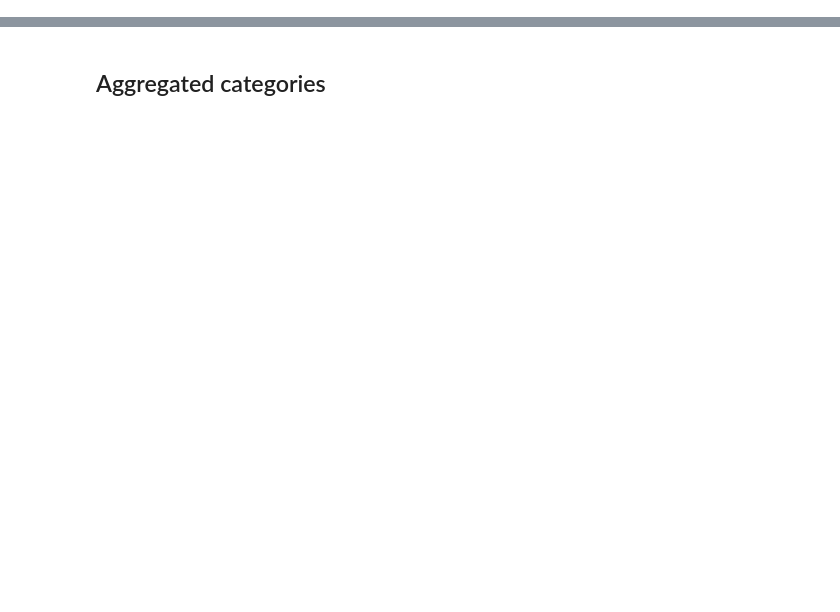
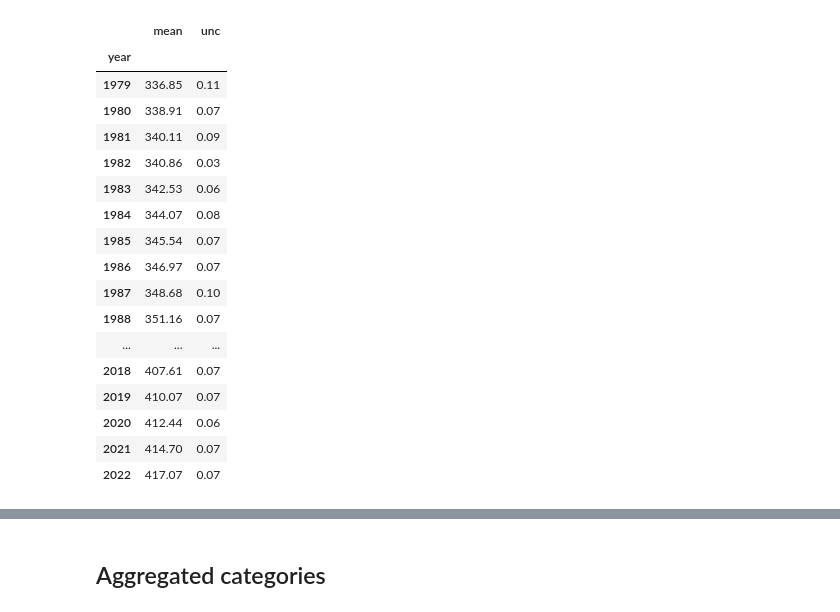
Before and after one commit to ClimateIndicator/forcing-timeseries, a Jupyter notebook: notebooks/trace-gas-global-mean.ipynb, the cells around one changed output, grey strips where cells are left out. Saved outputs shown, nothing was run; the diff lists cells and outputs as text; code cells hidden in the pictures; blank space fills up the shorter version.

```diff
--- a/notebooks/trace-gas-global-mean.ipynb
+++ b/notebooks/trace-gas-global-mean.ipynb
@@ -108,11 +108,11 @@ from scipy.optimize import curve_fit
 # %%
 pd.set_option('display.max_columns', 500)
 # %%
-# df_co2 = pd.read_csv(
-#     '../data/ghg_concentrations/noaa_gml/co2_annmean_gl.txt',
-#     delim_whitespace=True,
-#     comment='#',
-#     names=['year', 'mean', 'unc'],
-#     index_col=0
-# )
+df_co2 = pd.read_csv(
+    '../data/ghg_concentrations/noaa_gml/co2_annmean_gl.txt',
+    sep=r'\s+',
+    comment='#',
+    names=['year', 'mean', 'unc'],
+    index_col=0
+)
 # %%
@@ -201,6 +262,27 @@ df_conc.loc[2020, :] = np.nan
 df_conc.loc[2021, :] = np.nan
 df_conc.loc[2022, :] = np.nan
 df_conc.loc[2023, :] = np.nan
+# %%
+df_co2
+# %% [output]
+|  | mean | unc |
+| year |  |  |
+| 1979 | 336.85 | 0.11 |
+| 1980 | 338.91 | 0.07 |
+| 1981 | 340.11 | 0.09 |
+| 1982 | 340.86 | 0.03 |
+| 1983 | 342.53 | 0.06 |
+| 1984 | 344.07 | 0.08 |
+| 1985 | 345.54 | 0.07 |
+| 1986 | 346.97 | 0.07 |
+| 1987 | 348.68 | 0.10 |
+| 1988 | 351.16 | 0.07 |
+| ... | ... | ... |
+| 2018 | 407.61 | 0.07 |
+| 2019 | 410.07 | 0.07 |
+| 2020 | 412.44 | 0.06 |
+| 2021 | 414.70 | 0.07 |
+| 2022 | 417.07 | 0.07 |
 # %%
 df_co2_ch4_n2o_update = pd.read_csv(
     '../data/ghg_concentrations/ar6_updated/co2_ch4_n2o_2019-2022.csv',
```
Also changed, not shown: parts of 29 cells of this notebook, 15 other files.
